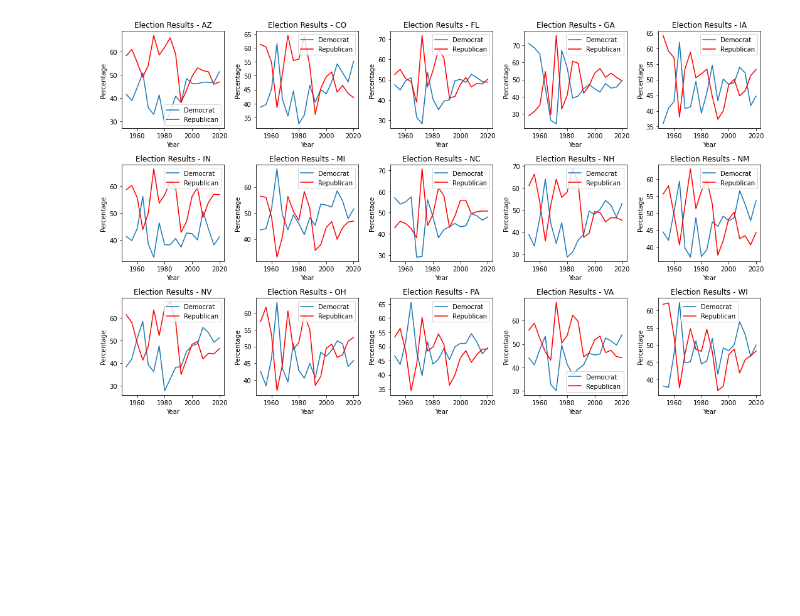
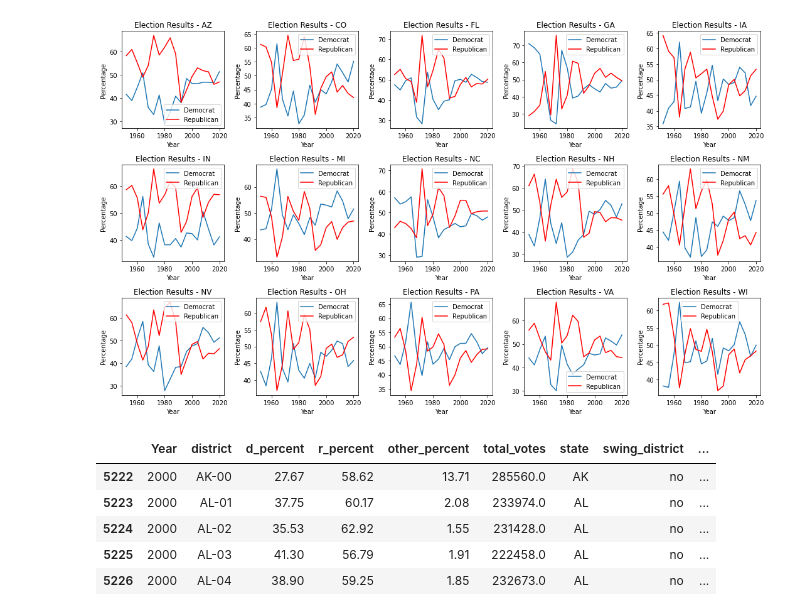
Before and after one commit to chrismiley87/capstone, a Jupyter notebook: election_data.ipynb, the cells around one changed output. Drawn from its saved outputs; the diff is of its cells as text; code cells hidden in the pictures; blank space fills up the shorter version.

```diff
--- a/election_data.ipynb
+++ b/election_data.ipynb
@@ -721,3 +748,13 @@ plt.tight_layout()
 plt.show()
 # %% [output]
 [figure]
+# %%
+modern_election_df = election_df[election_df['Year'] >= 2000]
+modern_election_df.head()
+# %% [output]
+|  | Year | district | d_percent | r_percent | other_percent | total_votes | state | swing_district | ... |
+| 5222 | 2000 | AK-00 | 27.67 | 58.62 | 13.71 | 285560.0 | AK | no | ... |
+| 5223 | 2000 | AL-01 | 37.75 | 60.17 | 2.08 | 233974.0 | AL | no | ... |
+| 5224 | 2000 | AL-02 | 35.53 | 62.92 | 1.55 | 231428.0 | AL | no | ... |
+| 5225 | 2000 | AL-03 | 41.30 | 56.79 | 1.91 | 222458.0 | AL | no | ... |
+| 5226 | 2000 | AL-04 | 38.90 | 59.25 | 1.85 | 232673.0 | AL | no | ... |
```
Also changed, not shown: parts of 3 cells of this notebook.
